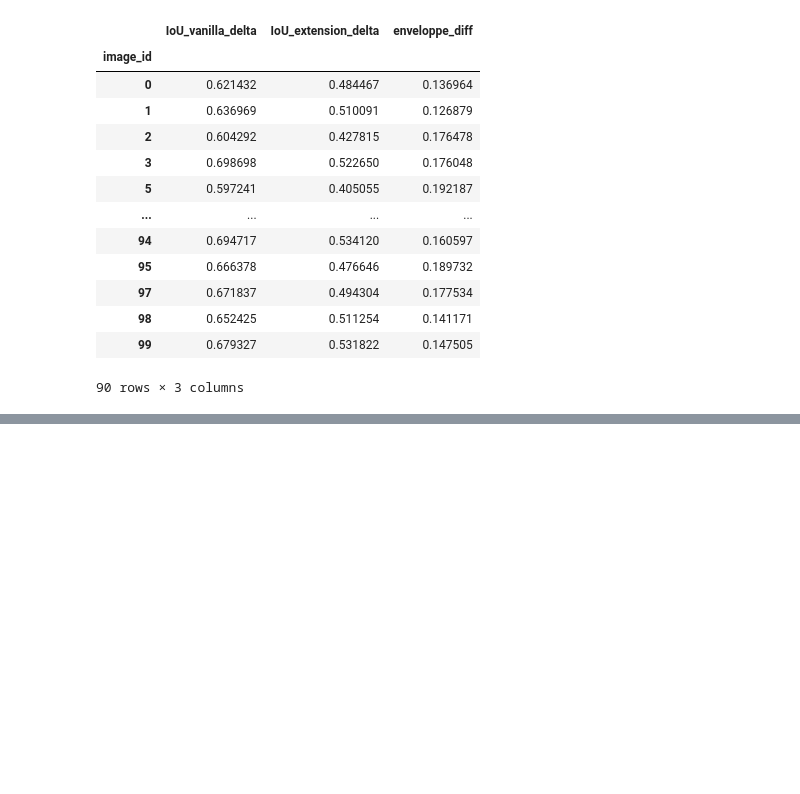
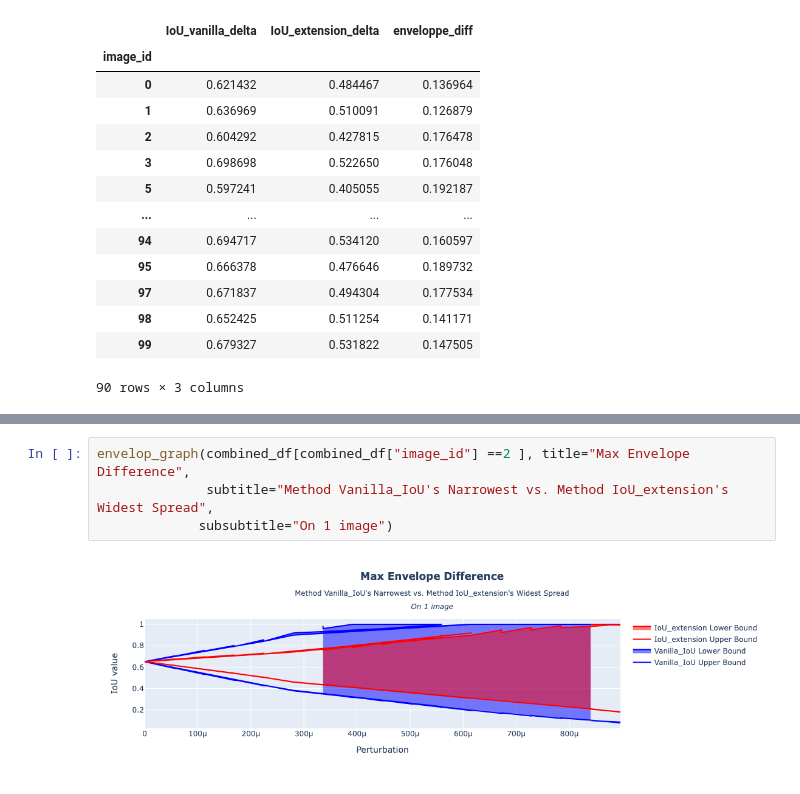
Before and after one commit to NoCohen66/Verification4ObjectDetection, a Jupyter notebook: results/analysis_results_pipeline.ipynb, the cells around one changed output, grey strips where cells are left out. Drawn from its saved outputs; the diff is of its cells as text; blank space fills up the shorter version.

```diff
--- a/results/analysis_results_pipeline.ipynb
+++ b/results/analysis_results_pipeline.ipynb
@@ -227,0 +238,6 @@ df_groupybimage
+# %%
+envelop_graph(combined_df[combined_df["image_id"] ==2 ], title="Max Envelope Difference",
+              subtitle="Method Vanilla_IoU's Narrowest vs. Method IoU_extension's Widest Spread",
+             subsubtitle="On 1 image")
+# %% [output]
+[figure, added]
```
Also changed, not shown: parts of 3 cells of this notebook.
